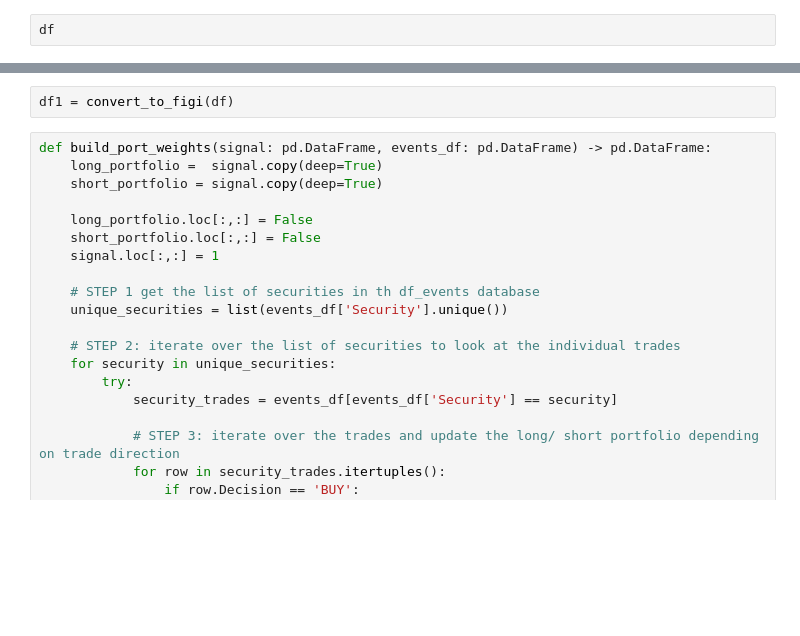
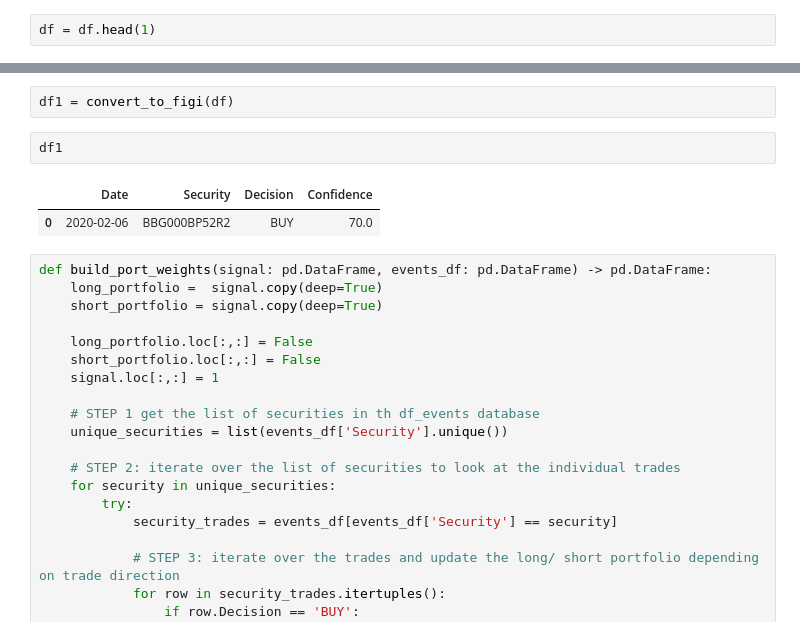
Before and after one commit to bmc-eng/LLMFinancialAnalyst, a Jupyter notebook: Event Backtest.ipynb, the cells around one changed output, grey strips where cells are left out. Cells and saved outputs as stored; diff of their text form; blank space fills up the shorter version.

```diff
--- a/Event Backtest.ipynb
+++ b/Event Backtest.ipynb
@@ -54,7 +54,7 @@ df = pd.read_csv('test_analysis.csv')
 # %%
 df = df[['Date','Security','Decision','Confidence']]
 # %%
-df
+df = df.head(1)
 # %%
 trading_dates = list(df['Date'].unique())
 # %%
@@ -73,6 +73,11 @@ def convert_to_figi(df: pd.DataFrame) -> pd.DataFrame:
     return merged_df[['Date', 'figi', 'Decision', 'Confidence']].rename(columns={'figi':'Security'})
 # %%
 df1 = convert_to_figi(df)
+# %%
+df1
+# %% [output]
+|  | Date | Security | Decision | Confidence |
+| 0 | 2020-02-06 | BBG000BP52R2 | BUY | 70.0 |
 # %%
 def build_port_weights(signal: pd.DataFrame, events_df: pd.DataFrame) -> pd.DataFrame:
     long_portfolio =  signal.copy(deep=True)
```
Also changed, not shown: parts of 3 cells of this notebook, 3 other files.
